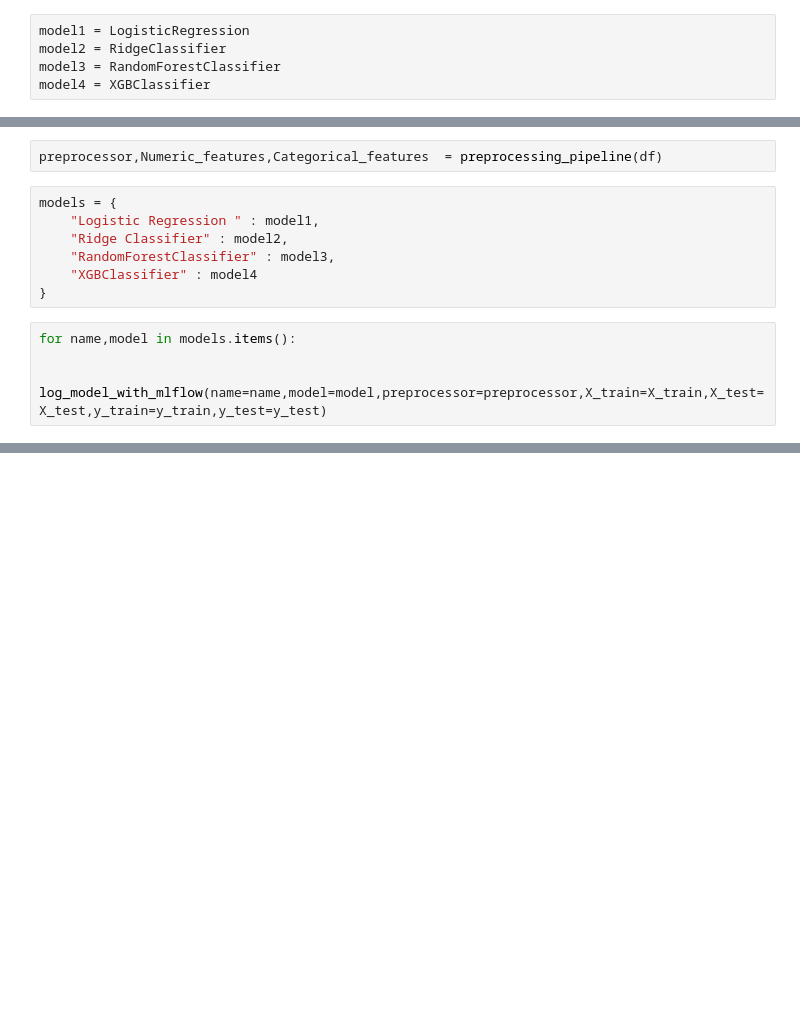
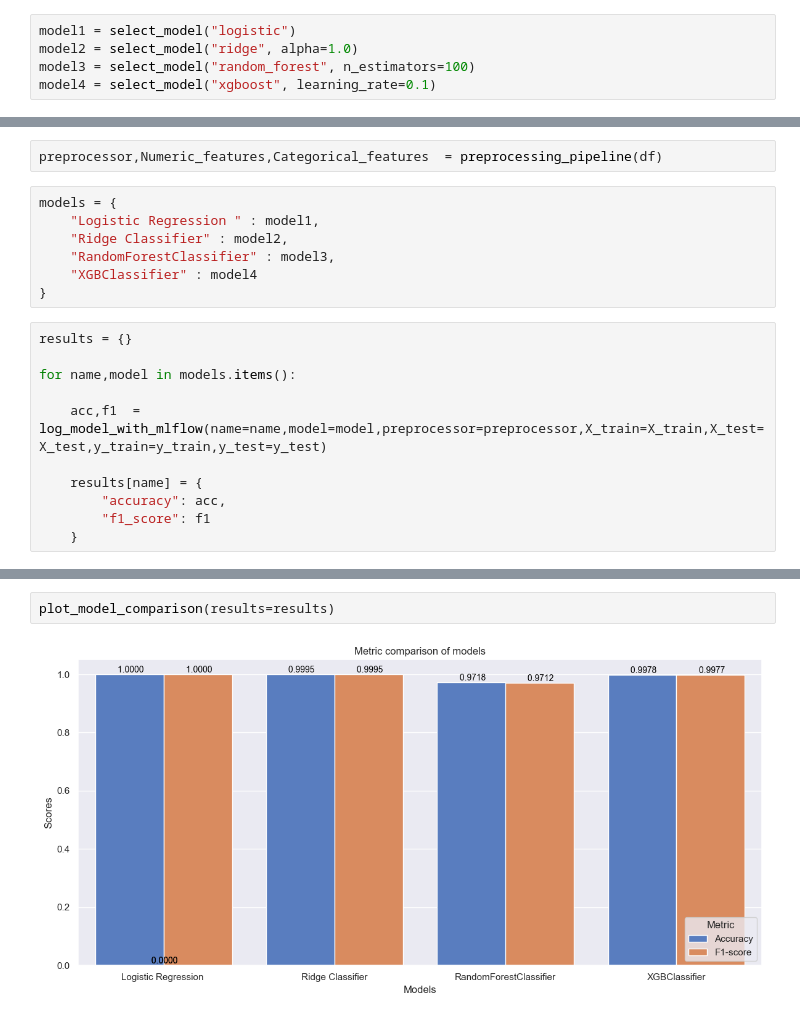
Before and after one commit to Ajitkumar-1001/Loan_prediction_App, a Jupyter notebook: Notebook/Model_factory.ipynb, the cells around one changed output, grey strips where cells are left out. Saved outputs shown, nothing was run; the diff lists cells and outputs as text; blank space fills up the shorter version.

```diff
--- a/Notebook/Model_factory.ipynb
+++ b/Notebook/Model_factory.ipynb
@@ -52,10 +53,10 @@ X,y = target_feature(df=df)
 # %%
 X_train,X_test,y_train,y_test = data_split(X,y)
 # %%
-model1 = LogisticRegression
-model2 = RidgeClassifier
-model3 = RandomForestClassifier
-model4 = XGBClassifier
+model1 = select_model("logistic")
+model2 = select_model("ridge", alpha=1.0)
+model3 = select_model("random_forest", n_estimators=100)
+model4 = select_model("xgboost", learning_rate=0.1)
 # %%
 logger.info("split the data into target and features and defined models")
 # %% [output]
@@ -70,6 +71,13 @@ models = {
     "XGBClassifier" : model4
 }
 # %%
+results = {}
+
 for name,model in models.items():
 
-    log_model_with_mlflow(name=name,model=model,preprocessor=preprocessor,X_train=X_train,X_test=X_test,y_train=y_train,y_test=y_test)
+    acc,f1  = log_model_with_mlflow(name=name,model=model,preprocessor=preprocessor,X_train=X_train,X_test=X_test,y_train=y_train,y_test=y_test)
+
+    results[name] = {
+        "accuracy": acc,
+        "f1_score": f1
+    }
@@ -75,0 +100,4 @@ for name,model in models.items():
+# %%
+plot_model_comparison(results=results)
+# %% [output]
+[figure, added]
```
Also changed, not shown: parts of 4 cells of this notebook, 11 other files.
